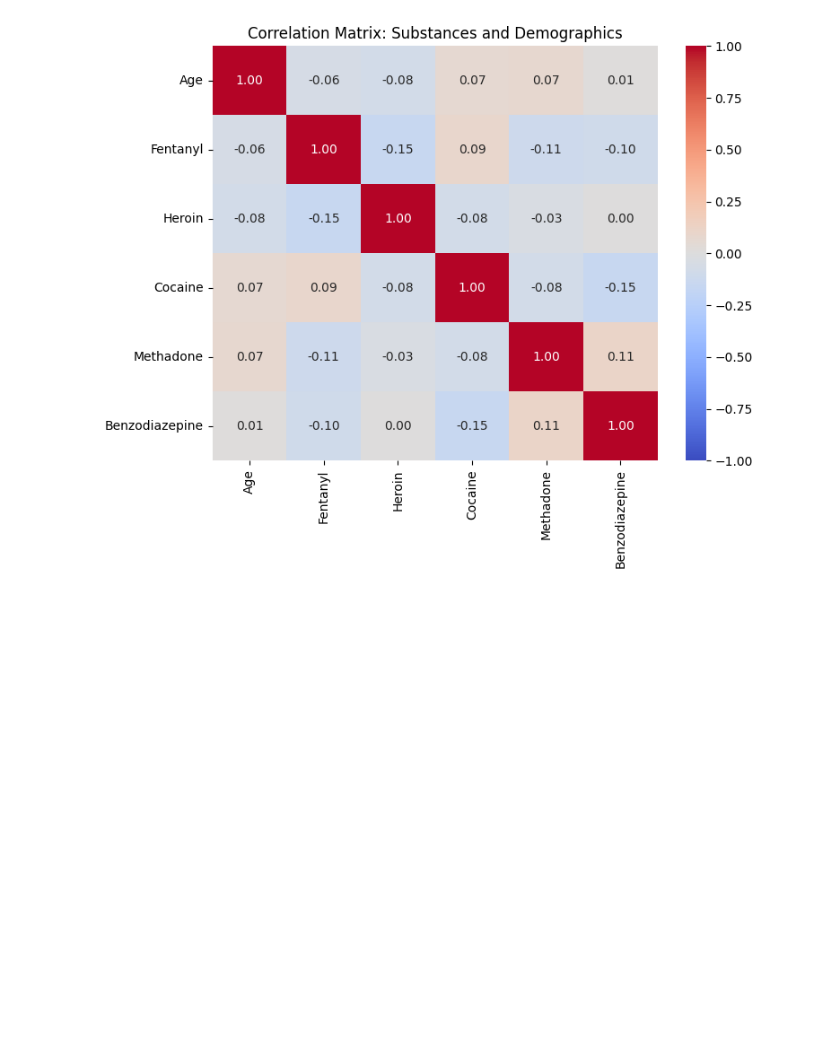
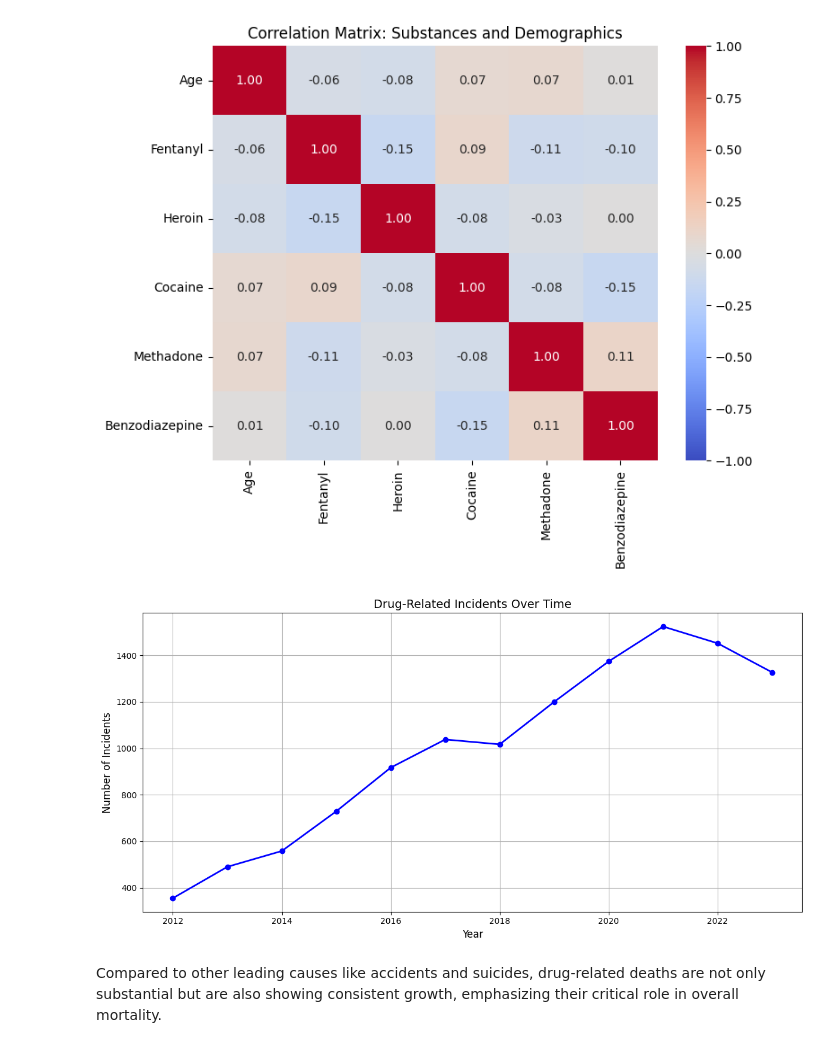
Before and after one commit to rictika/Drug_Analysis, a Jupyter notebook: Programming_for_data_science.ipynb, the cells around one changed output. Saved outputs shown, nothing was run; the diff lists cells and outputs as text; code cells hidden in the pictures; blank space fills up the shorter version.

Commit message:
Ending all visualizations on a joyful note.

```diff
--- a/Programming_for_data_science.ipynb
+++ b/Programming_for_data_science.ipynb
@@ -177,3 +177,46 @@ plt.title("Correlation Matrix: Substances and Demographics")  # Add a title so w
 plt.show()  # Display the chart
 # %% [output]
 [figure]
+# %%
+import pandas as pd
+import matplotlib.pyplot as plt
+
+# Convert the 'Date' column to a proper date format
+# This helps us extract the year easily
+data['Date'] = pd.to_datetime(data['Date'])
+
+# Extract just the year from the 'Date' column
+# We'll group the data by year to count incidents for each year
+data['Year'] = data['Date'].dt.year
+
+# Count how many incidents happened in each year
+# This gives us the total number of incidents per year
+yearly_counts = data['Year'].value_counts().sort_index()
+# Now let's make the line chart!
+plt.figure(figsize=(12, 6))  # Set the chart size
+plt.plot(
+    yearly_counts.index,  # The years (x-axis)
+    yearly_counts.values,  # The number of incidents (y-axis)
+    marker='o',  # Add a marker at each data point
+    color='blue',  # Use blue for the line
+    linestyle='-',  # Use a solid line
+    linewidth=2  # Make the line a bit thicker
+)
+
+# Add a title and labels so the chart is clear
+plt.title('Drug-Related Incidents Over Time', fontsize=14)  # Title of the chart
+plt.xlabel('Year', fontsize=12)  # Label for the x-axis
+plt.ylabel('Number of Incidents', fontsize=12)  # Label for the y-axis
+
+# Add a grid for better readability
+plt.grid(True)
+
+# Adjust the layout to make everything fit nicely
+plt.tight_layout()
+
+# Show the chart
+plt.show()
+# %% [output]
+[figure, added]
+# %% [markdown]
+Compared to other leading causes like accidents and suicides, drug-related deaths are not only substantial but are also showing consistent growth, emphasizing their critical role in overall mortality.
```
Also changed, not shown: parts of 3 cells of this notebook.
